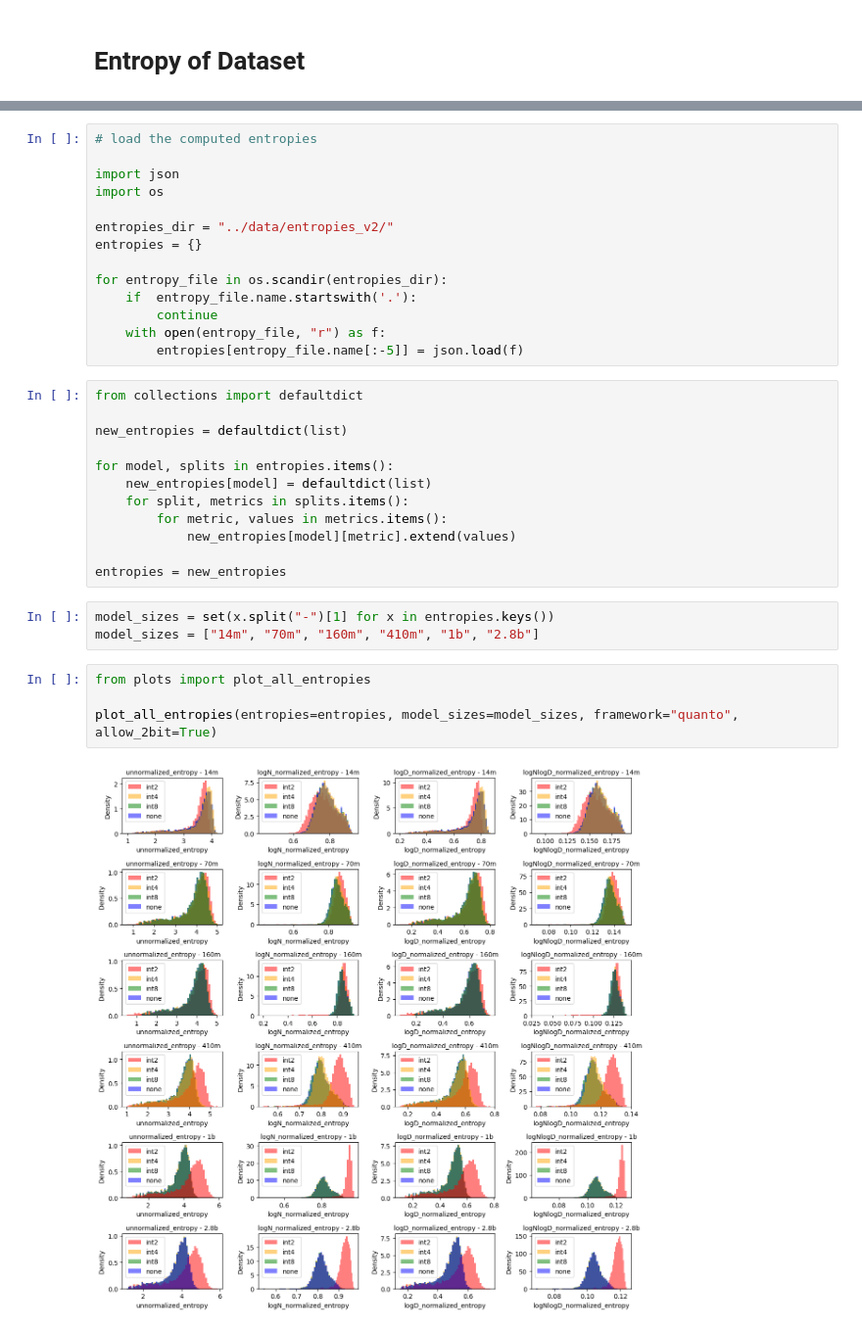
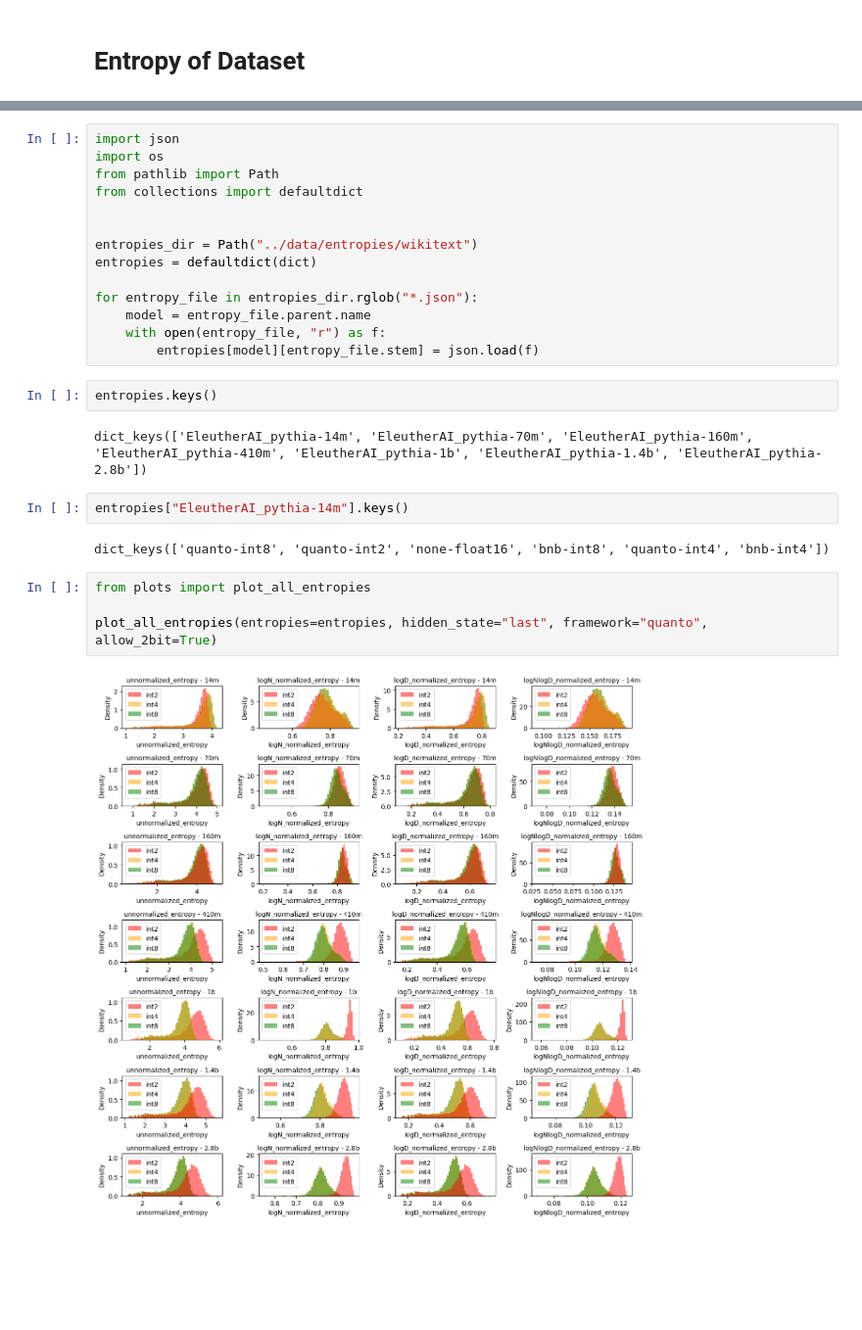
Before and after one commit to djaniak/information-bottleneck, a Jupyter notebook: notebooks/information_compression.ipynb, the cells around one changed output, grey strips where cells are left out. Shown at 98% size. Saved outputs shown, nothing was run; the diff lists cells and outputs as text; blank space fills up the shorter version.

Commit message:
add new notebooks and fix prev minor issues with matrix entropy

```diff
--- a/notebooks/information_compression.ipynb
+++ b/notebooks/information_compression.ipynb
@@ -80,38 +77,31 @@ The autoreload extension is already loaded. To reload it, use:
 # %%
-# load the computed entropies
-
 import json
 import os
+from pathlib import Path
+from collections import defaultdict
 
-entropies_dir = "../data/entropies_v2/"
-entropies = {}
 
-for entropy_file in os.scandir(entropies_dir):
-    if  entropy_file.name.startswith('.'):
-        continue
+entropies_dir = Path("../data/entropies/wikitext")
+entropies = defaultdict(dict)
+
+for entropy_file in entropies_dir.rglob("*.json"):
+    model = entropy_file.parent.name
     with open(entropy_file, "r") as f:
-        entropies[entropy_file.name[:-5]] = json.load(f)
+        entropies[model][entropy_file.stem] = json.load(f)
-# %%
-from collections import defaultdict
-
-new_entropies = defaultdict(list)
-
-for model, splits in entropies.items():
-    new_entropies[model] = defaultdict(list)
-    for split, metrics in splits.items():
-        for metric, values in metrics.items():
-            new_entropies[model][metric].extend(values)
-
-entropies = new_entropies
-# %%
-model_sizes = set(x.split("-")[1] for x in entropies.keys())
-model_sizes = ["14m", "70m", "160m", "410m", "1b", "2.8b"]
+# %%
+entropies.keys()
+# %% [output]
+dict_keys(['EleutherAI_pythia-14m', 'EleutherAI_pythia-70m', 'EleutherAI_pythia-160m', 'EleutherAI_pythia-410m', 'EleutherAI_pythia-1b', 'EleutherAI_pythia-1.4b', 'EleutherAI_pythia-2.8b'])
+# %%
+entropies["EleutherAI_pythia-14m"].keys()
+# %% [output]
+dict_keys(['quanto-int8', 'quanto-int2', 'none-float16', 'bnb-int8', 'quanto-int4', 'bnb-int4'])
 # %%
 from plots import plot_all_entropies
 
-plot_all_entropies(entropies=entropies, model_sizes=model_sizes, framework="quanto", allow_2bit=True)
+plot_all_entropies(entropies=entropies, hidden_state="last", framework="quanto", allow_2bit=True)
 # %% [output]
-[figure, old version]
+[figure, new version]
 # %%
 from plots import plot_mean_entropies
 
```
Also changed, not shown: parts of 8 cells of this notebook, 7 other files.
